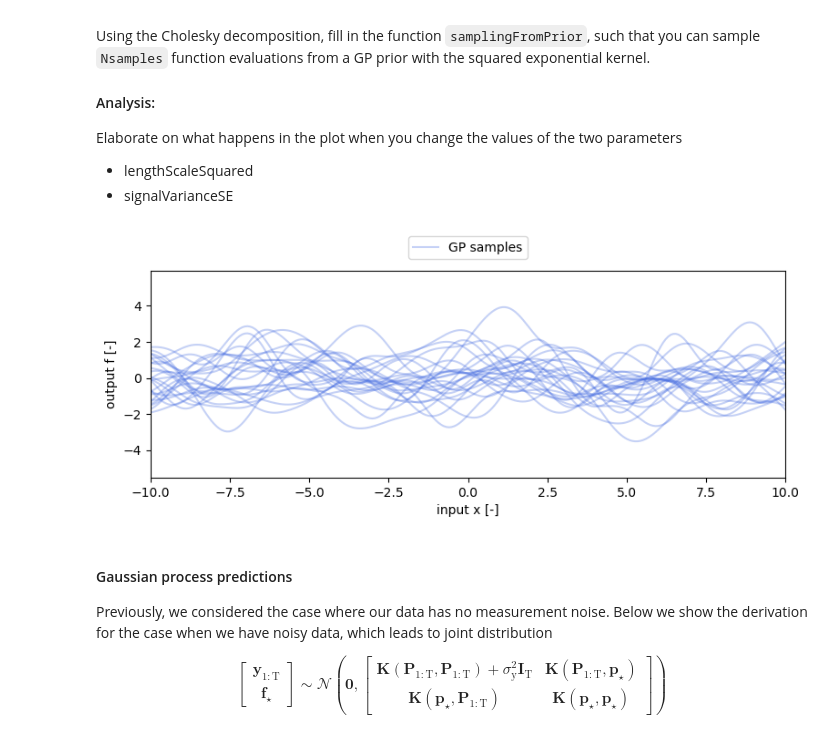
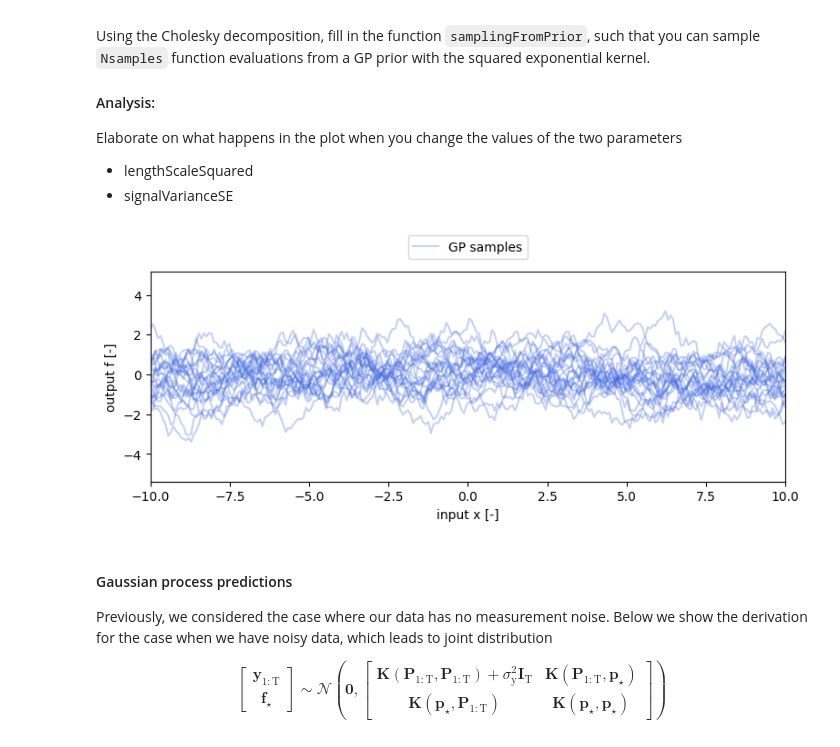
Before and after one commit to josephine-king/EE4760_KingJaspers, a Jupyter notebook: assignment3_students/assignment3_students.ipynb, the cells around one changed output. Drawn from its saved outputs; the diff is of its cells as text; code cells hidden in the pictures.

```diff
--- a/assignment3_students/assignment3_students.ipynb
+++ b/assignment3_students/assignment3_students.ipynb
@@ -98,7 +98,7 @@ Elaborate on the following:
 - What changes when you change the value of the length-scale and the signal variance?
 # %%
 def kernelSE(x1, x2, lengthScale, signalVarianceSE):
-    k = ""
+    k = signalVarianceSE * np.exp(-0.5 * np.linalg.norm(x1 - x2) / lengthScale)
     return k
 
 lengthScales = np.array([1, 1, 1])
@@ -178,29 +177,32 @@ Elaborate on what happens in the plot when you change the values of the two para
 # %%
 
 def kernelMatrixSE(X1, X2, lengthScaleSquared, signalVarianceSE):
-    K = ""
+    K = np.zeros((X1.shape[0], X2.shape[0]))
+    for i in range(X1.shape[0]):
+        for j in range(X2.shape[0]):
+            K[i, j] = kernelSE(X1[i, :], X2[j, :], lengthScaleSquared, signalVarianceSE)
     return K
 
 def samplingFromPrior(Xprior, lengthScaleSquared, signalVariance):
-    fPrior = ""
+    fPrior =  np.random.multivariate_normal(np.zeros(Xprior.shape[1]), kernelMatrixSE(Xprior.T, Xprior.T, lengthScaleSquared, signalVariance))
     return fPrior.reshape(-1, 1)
 
 lengthScaleSquared = 1
 signalVariancePeriod = 1
 
 
 ''' Code for plotting: Do not change'''
 posPred1D = np.linspace(-10, 10, 250).reshape(1, -1)
 
 Nsamples = 25
 fPriorSamples = np.zeros((Nsamples, 250))
 fPosteriorSamples = np.zeros((Nsamples, 250))
 for samplendx in range(Nsamples):
     fPriorSamples[samplendx, :] = samplingFromPrior(posPred1D, lengthScaleSquared, signalVariancePeriod).ravel()
 
 helper.makeGaussianProcessSamplingPlots(posPred1D, fPriorSamples)
 # %% [output]
-[figure, old version]
+[figure, new version]
 # %% [markdown]
 #### Gaussian process predictions
 
```
Also changed, not shown: parts of 1 cell of this notebook.
